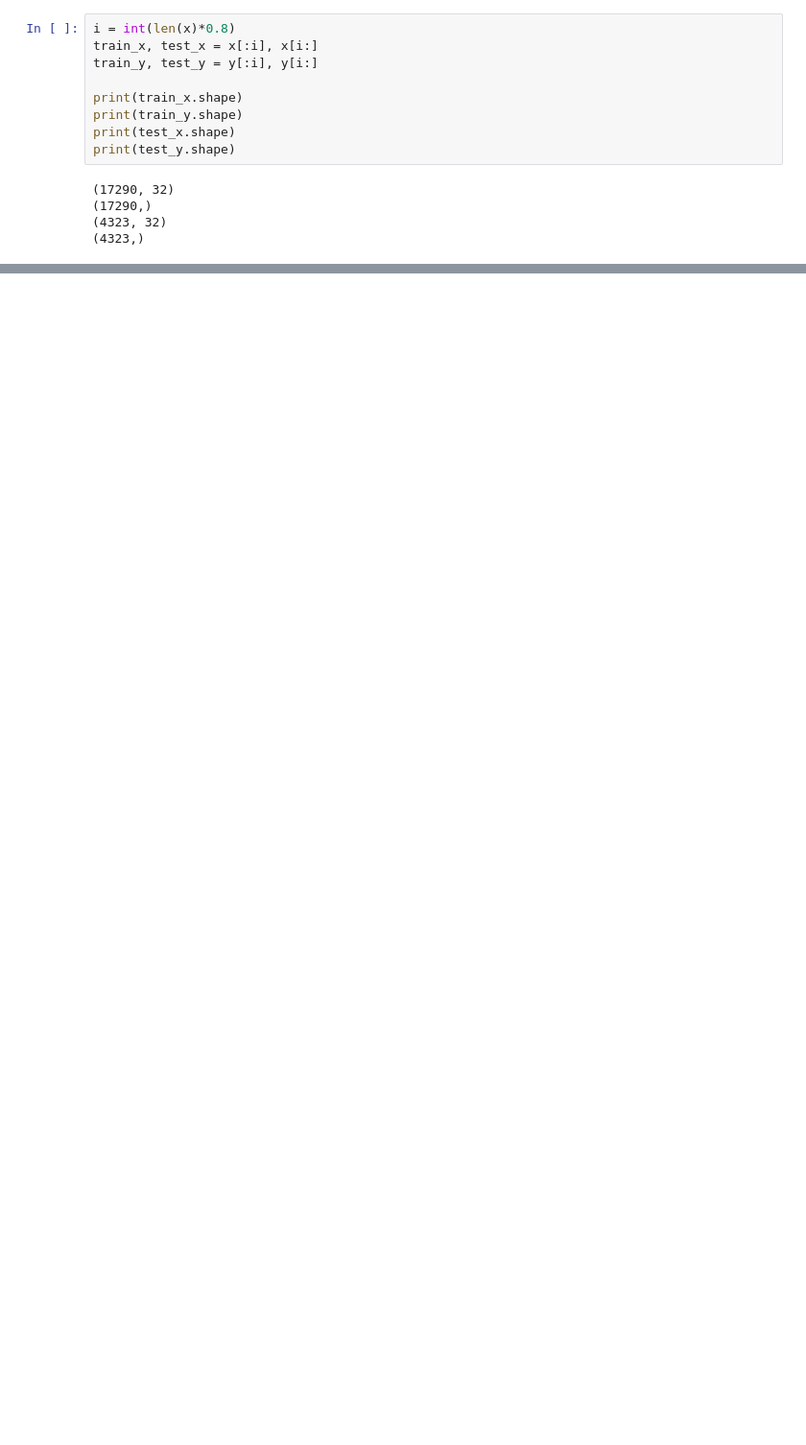
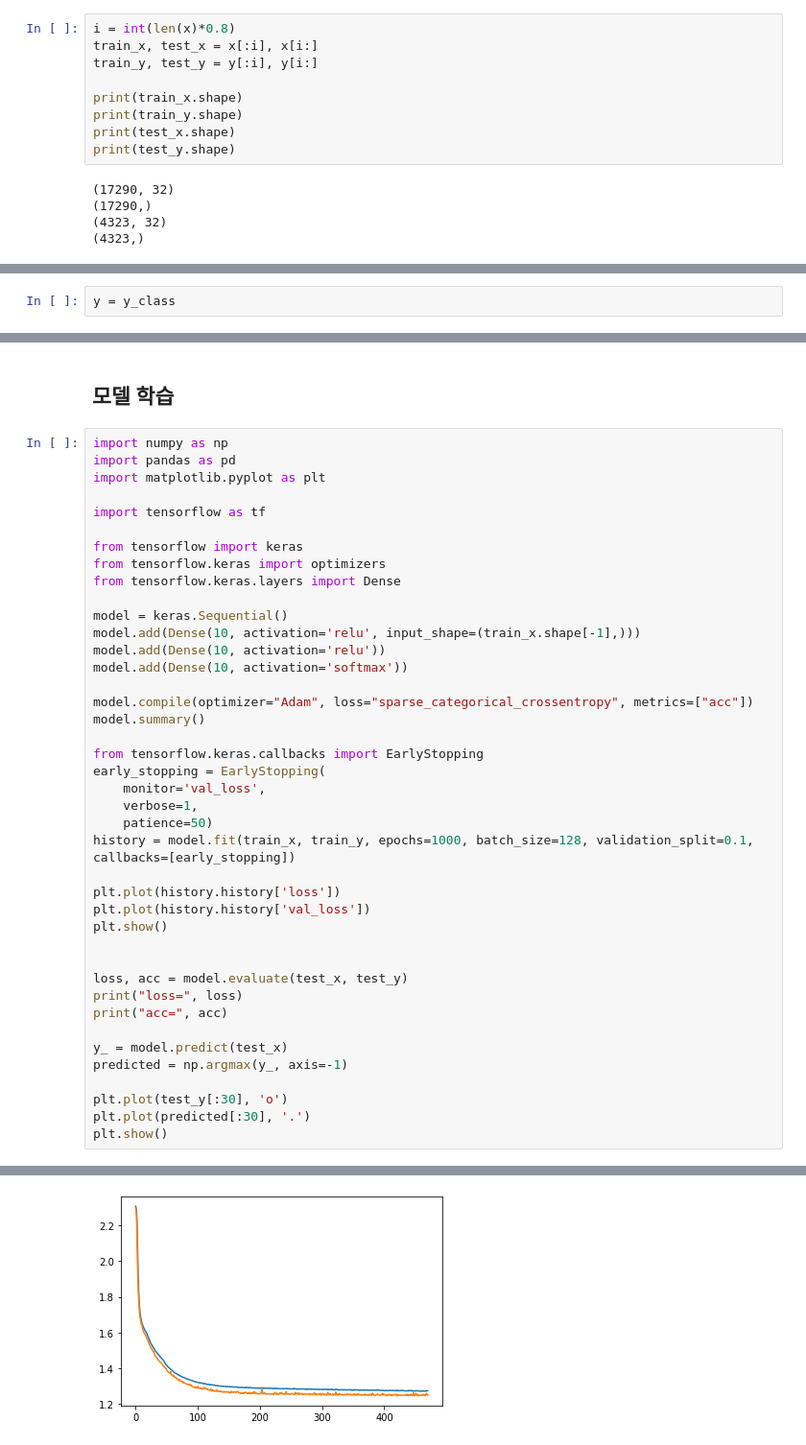
Before and after one commit to dhrim/MDC_2021, a Jupyter notebook: material/deep_learning/financial_data_classify_house_price.ipynb, the cells around one changed output, grey strips where cells are left out. Shown at 96% size. Cells and saved outputs as stored; diff of their text form; blank space fills up the shorter version.

```diff
--- a/material/deep_learning/financial_data_classify_house_price.ipynb
+++ b/material/deep_learning/financial_data_classify_house_price.ipynb
@@ -521,0 +539,2 @@ print(predicted_price[:5])
+# %%
+y = y_class
@@ -521,0 +555,44 @@ print(predicted_price[:5])
+# %% [markdown]
+## 모델 학습
+# %%
+import numpy as np
+import pandas as pd
+import matplotlib.pyplot as plt
+
+import tensorflow as tf
+
+from tensorflow import keras
+from tensorflow.keras import optimizers
+from tensorflow.keras.layers import Dense
+
+model = keras.Sequential()
+model.add(Dense(10, activation='relu', input_shape=(train_x.shape[-1],)))
+model.add(Dense(10, activation='relu'))
+model.add(Dense(10, activation='softmax'))
+
+model.compile(optimizer="Adam", loss="sparse_categorical_crossentropy", metrics=["acc"])
+model.summary()
+
+from tensorflow.keras.callbacks import EarlyStopping
+early_stopping = EarlyStopping(
+    monitor='val_loss',
+    verbose=1,
+    patience=50)
+history = model.fit(train_x, train_y, epochs=1000, batch_size=128, validation_split=0.1, callbacks=[early_stopping])
+
+plt.plot(history.history['loss'])
+plt.plot(history.history['val_loss'])
+plt.show()
+
+
+loss, acc = model.evaluate(test_x, test_y)
+print("loss=", loss)
+print("acc=", acc)
+
+y_ = model.predict(test_x)
+predicted = np.argmax(y_, axis=-1)
+
+plt.plot(test_y[:30], 'o')
+plt.plot(predicted[:30], '.')
+plt.show()
+# %% [output]
@@ -521,0 +616 @@ print(predicted_price[:5])
+[figure, added]
```
Also changed, not shown: parts of 21 cells of this notebook.
